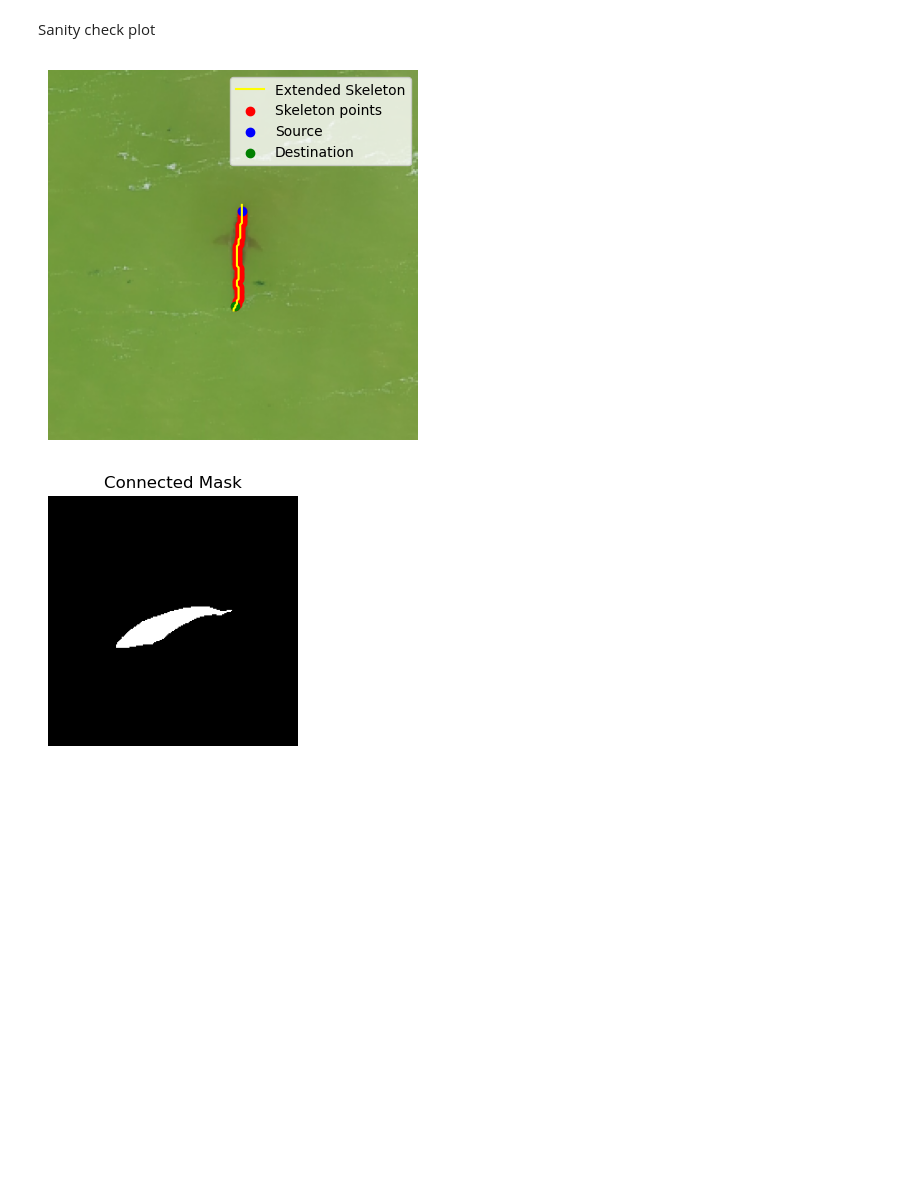
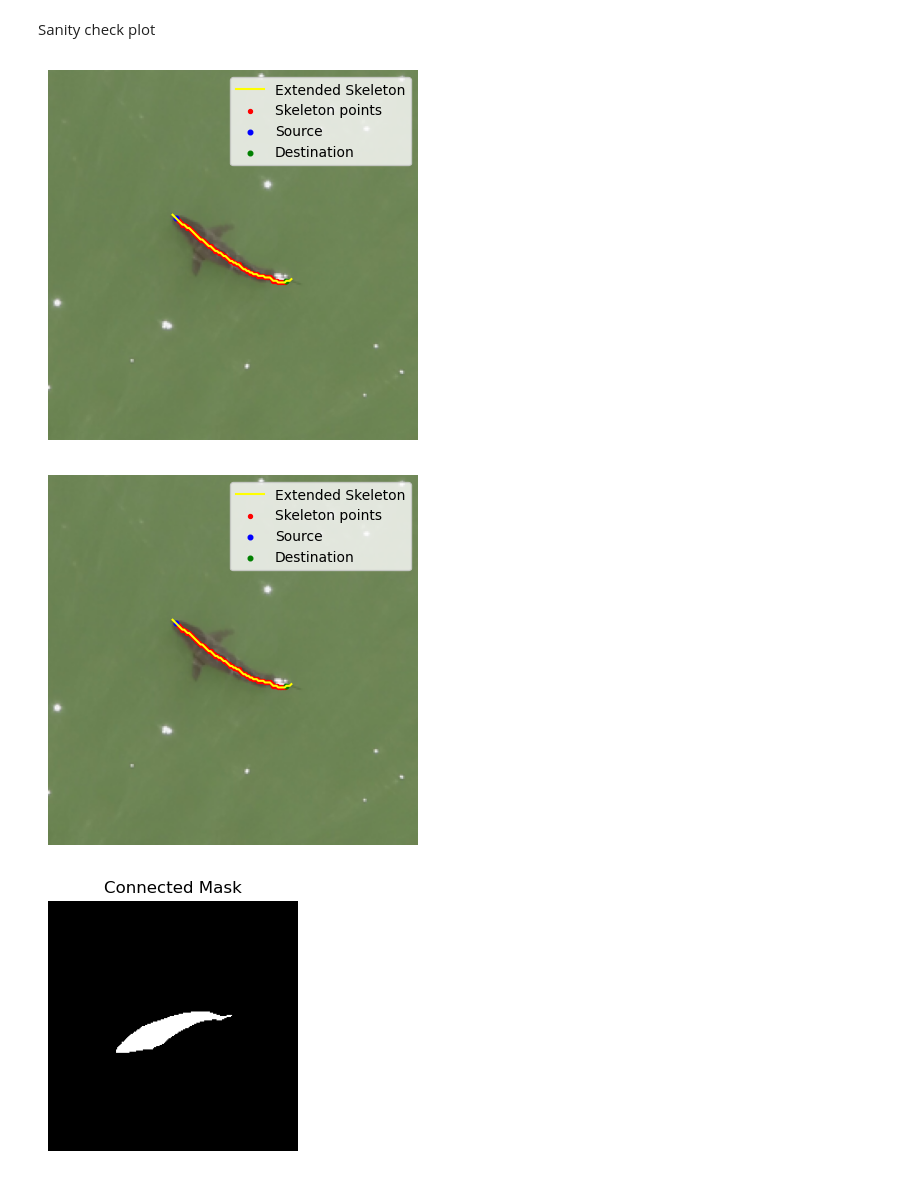
Before and after one commit to alexandradigiacomo/sharkbody_seg, a Jupyter notebook: notebooks/test_offline_eval.ipynb, the cells around one changed output. Drawn from its saved outputs; the diff is of its cells as text; code cells hidden in the pictures; blank space fills up the shorter version.

```diff
--- a/notebooks/test_offline_eval.ipynb
+++ b/notebooks/test_offline_eval.ipynb
@@ -134,8 +140,8 @@ Sanity check plot
 #mask = masks[152]
 #mask = masks[151]
 #mask = masks[33] # artifact
-mask = masks[59] # nose ext
-img = imgs[59] # nose ext
+mask = masks[0] # nose ext
+img = imgs[0] # nose ext
 
 #mask = masks[146] # nose extension
 #img = imgs[146] # nose extension
@@ -284,25 +148,10 @@ if extended_dst_points:
-# %%
-extended_path = np.array(new_shortest_path)
-
-# Plot the image (gray scale)
-plt.imshow(img, cmap='gray')  # Replace with your actual image/mask
-
-# Plot the extended path (pruned skeleton)
-plt.plot(extended_path[:, 1], extended_path[:, 0], color='yellow', label='Extended Skeleton')
-
-# Plot the original skeleton points
-plt.scatter(shortest_path[:, 1], shortest_path[:, 0], color='red', label='Skeleton points')
-
-# Plot source and destination
-plt.scatter(src_coords[1], src_coords[0], color='blue', label='Source')
-plt.scatter(dst_coords[1], dst_coords[0], color='green', label='Destination')
-
-# Add a legend, hide axis and show plot
-plt.legend()
-plt.axis('off')
-plt.show()
-# %% [output]
-[figure, removed]
+# %%
+skeleton = create_skeleton(mask)
+src_coords, dst_coords, shortest_path, extended_path = compute_extended_path(skeleton, mask)
+plot_extended_path(np.array(extended_path), np.array(shortest_path), np.array(src_coords), np.array(dst_coords), img)
+# %% [output]
+[figure, added]
+[figure, added]
 # %%
 # Display connected mask
 plt.figure(figsize=(5, 3))
```
Also changed, not shown: parts of 22 cells of this notebook, 1 other file.
